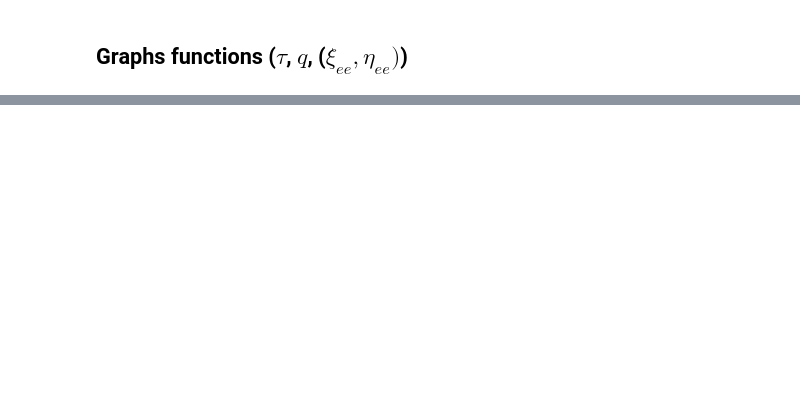
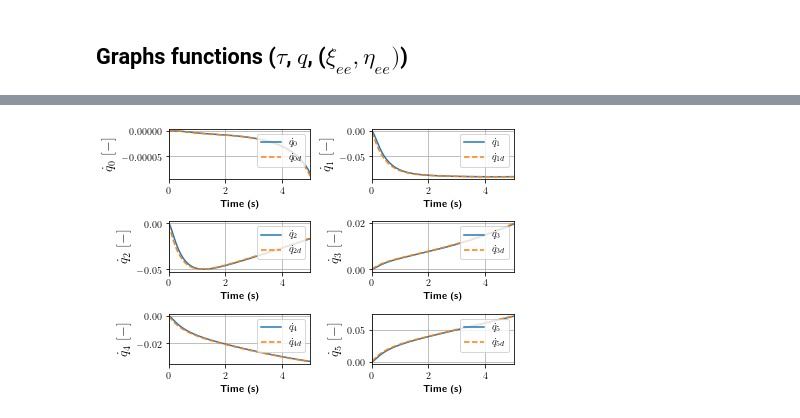
Before and after one commit to Betancourt20/Pinocchio_examples, a Jupyter notebook: ImpedanceControl_qdot_ref.ipynb, the cells around one changed output, grey strips where cells are left out. Drawn from its saved outputs; the diff is of its cells as text; code cells hidden in the pictures; blank space fills up the shorter version.

Commit message:
Impedance control for getting qdot des

```diff
--- a/ImpedanceControl_qdot_ref.ipynb
+++ b/ImpedanceControl_qdot_ref.ipynb
@@ -327,3 +410,7 @@ graphs_qs(t_list, q_list)
+# %%
+graphs_qdots(t_list, qdot_list, qdot_des_list)
+# %% [output]
+[figure, added]
 # %%
 graphs_taus(t_list, u_list)
 # %% [output]
```
Also changed, not shown: parts of 10 cells of this notebook.
